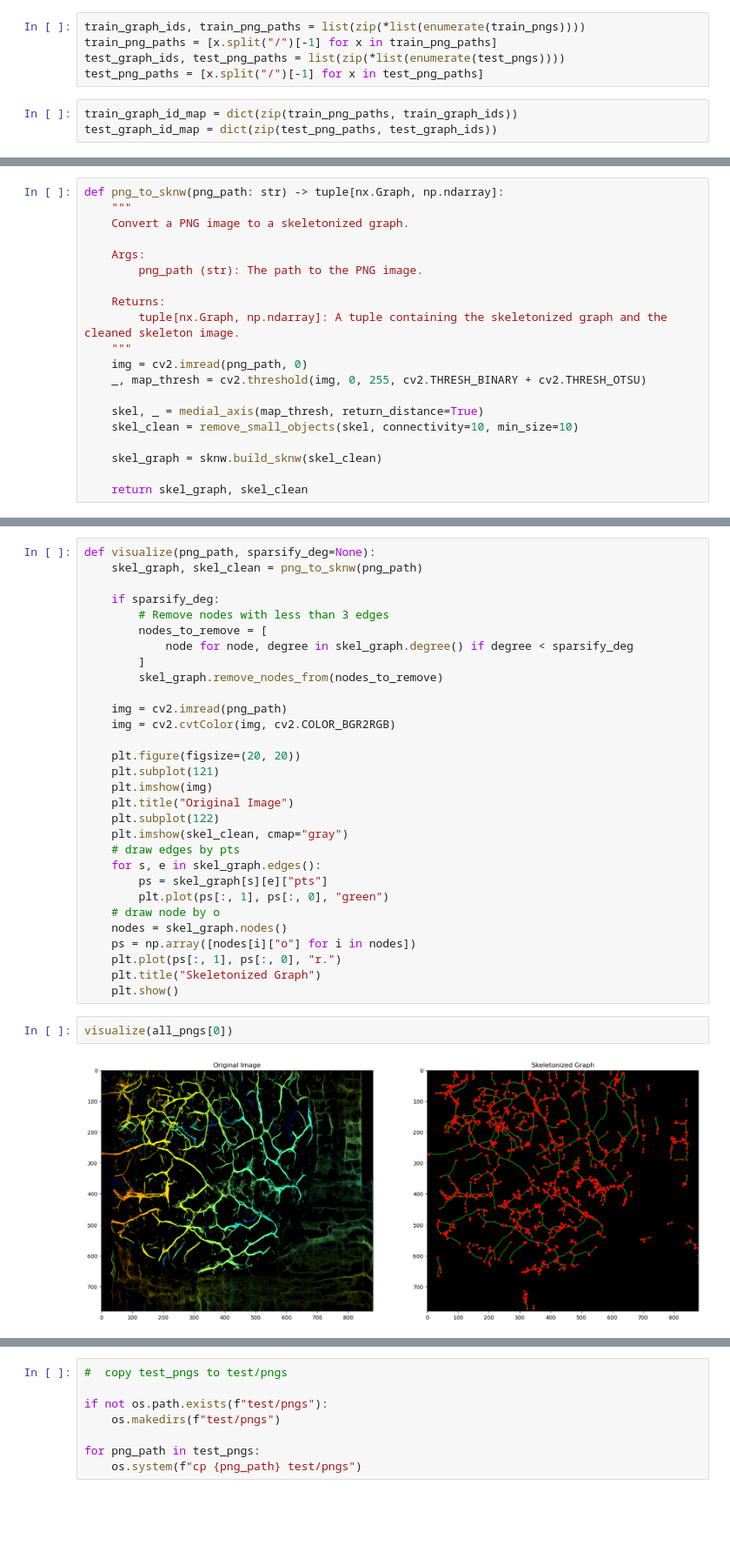
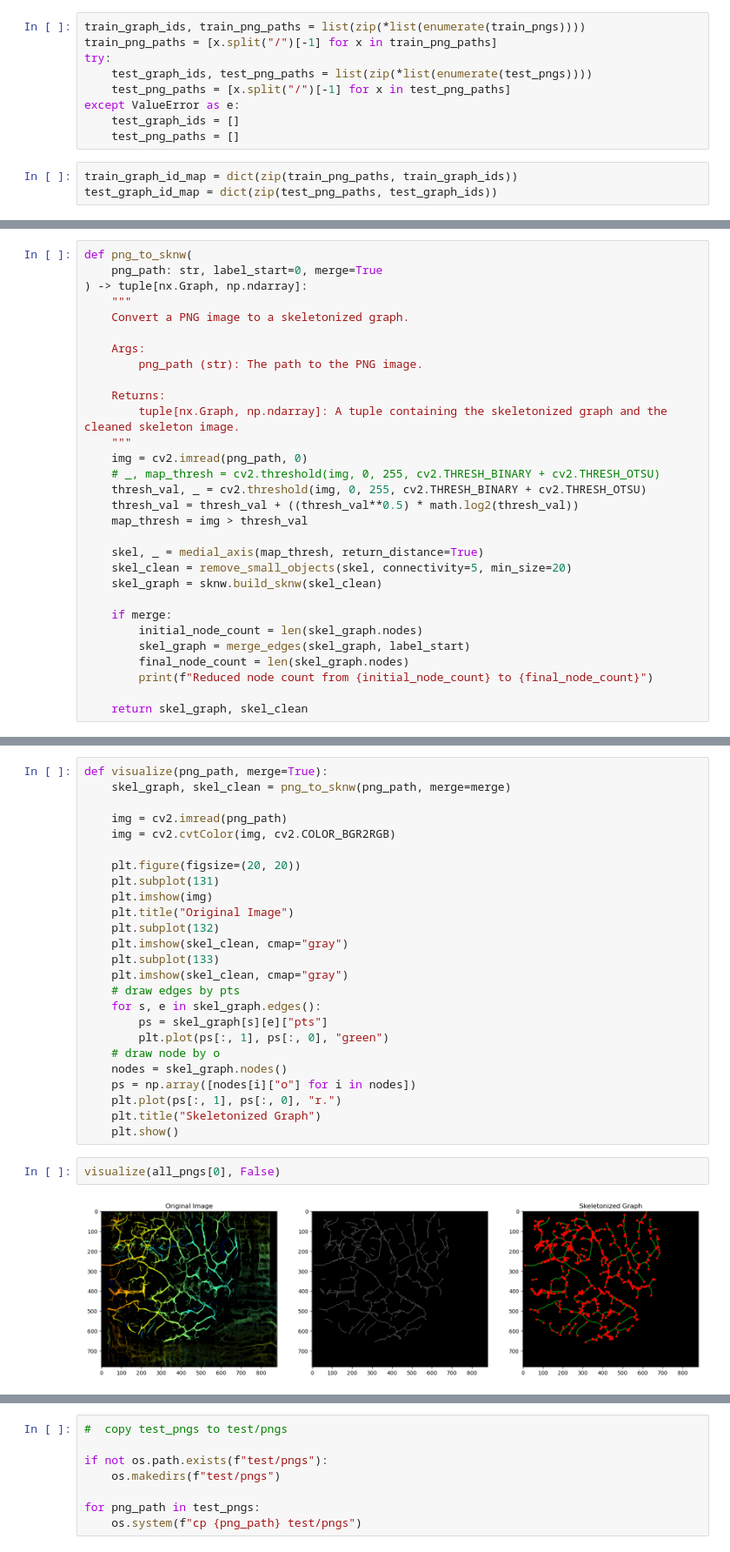
Before and after one commit to braininahat/HGP-SL, a Jupyter notebook: preprocess_graph.ipynb, the cells around one changed output, grey strips where cells are left out. Shown at 87% size. Cells and saved outputs as stored; diff of their text form; blank space fills up the shorter version.

```diff
--- a/preprocess_graph.ipynb
+++ b/preprocess_graph.ipynb
@@ -77,8 +78,12 @@ len(all_pngs), len(train_pngs), len(test_pngs)
 # %%
 train_graph_ids, train_png_paths = list(zip(*list(enumerate(train_pngs))))
 train_png_paths = [x.split("/")[-1] for x in train_png_paths]
-test_graph_ids, test_png_paths = list(zip(*list(enumerate(test_pngs))))
-test_png_paths = [x.split("/")[-1] for x in test_png_paths]
+try:
+    test_graph_ids, test_png_paths = list(zip(*list(enumerate(test_pngs))))
+    test_png_paths = [x.split("/")[-1] for x in test_png_paths]
+except ValueError as e:
+    test_graph_ids = []
+    test_png_paths = []
 # %%
 train_graph_id_map = dict(zip(train_png_paths, train_graph_ids))
 test_graph_id_map = dict(zip(test_png_paths, test_graph_ids))
@@ -105,5 +151,7 @@ train_graph_id_map
 # %%
-def png_to_sknw(png_path: str) -> tuple[nx.Graph, np.ndarray]:
+def png_to_sknw(
+    png_path: str, label_start=0, merge=True
+) -> tuple[nx.Graph, np.ndarray]:
     """
     Convert a PNG image to a skeletonized graph.
 
@@ -114,11 +162,19 @@ def png_to_sknw(png_path: str) -> tuple[nx.Graph, np.ndarray]:
         tuple[nx.Graph, np.ndarray]: A tuple containing the skeletonized graph and the cleaned skeleton image.
     """
     img = cv2.imread(png_path, 0)
-    _, map_thresh = cv2.threshold(img, 0, 255, cv2.THRESH_BINARY + cv2.THRESH_OTSU)
+    # _, map_thresh = cv2.threshold(img, 0, 255, cv2.THRESH_BINARY + cv2.THRESH_OTSU)
+    thresh_val, _ = cv2.threshold(img, 0, 255, cv2.THRESH_BINARY + cv2.THRESH_OTSU)
+    thresh_val = thresh_val + ((thresh_val**0.5) * math.log2(thresh_val))
+    map_thresh = img > thresh_val
 
     skel, _ = medial_axis(map_thresh, return_distance=True)
-    skel_clean = remove_small_objects(skel, connectivity=10, min_size=10)
-
+    skel_clean = remove_small_objects(skel, connectivity=5, min_size=20)
     skel_graph = sknw.build_sknw(skel_clean)
 
+    if merge:
+        initial_node_count = len(skel_graph.nodes)
+        skel_graph = merge_edges(skel_graph, label_start)
+        final_node_count = len(skel_graph.nodes)
+        print(f"Reduced node count from {initial_node_count} to {final_node_count}")
+
     return skel_graph, skel_clean
@@ -125,22 +225,17 @@ def png_to_sknw(png_path: str) -> tuple[nx.Graph, np.ndarray]:
 # %%
-def visualize(png_path, sparsify_deg=None):
-    skel_graph, skel_clean = png_to_sknw(png_path)
-
-    if sparsify_deg:
-        # Remove nodes with less than 3 edges
-        nodes_to_remove = [
-            node for node, degree in skel_graph.degree() if degree < sparsify_deg
-        ]
-        skel_graph.remove_nodes_from(nodes_to_remove)
+def visualize(png_path, merge=True):
+    skel_graph, skel_clean = png_to_sknw(png_path, merge=merge)
 
     img = cv2.imread(png_path)
     img = cv2.cvtColor(img, cv2.COLOR_BGR2RGB)
 
     plt.figure(figsize=(20, 20))
-    plt.subplot(121)
+    plt.subplot(131)
     plt.imshow(img)
     plt.title("Original Image")
-    plt.subplot(122)
+    plt.subplot(132)
+    plt.imshow(skel_clean, cmap="gray")
+    plt.subplot(133)
     plt.imshow(skel_clean, cmap="gray")
     # draw edges by pts
     for s, e in skel_graph.edges():
@@ -153,6 +248,6 @@ def visualize(png_path, sparsify_deg=None):
     plt.title("Skeletonized Graph")
     plt.show()
 # %%
-visualize(all_pngs[0])
+visualize(all_pngs[0], False)
 # %% [output]
-[figure, old version]
+[figure, new version]
```
Also changed, not shown: parts of 18 cells of this notebook, 4 other files.
